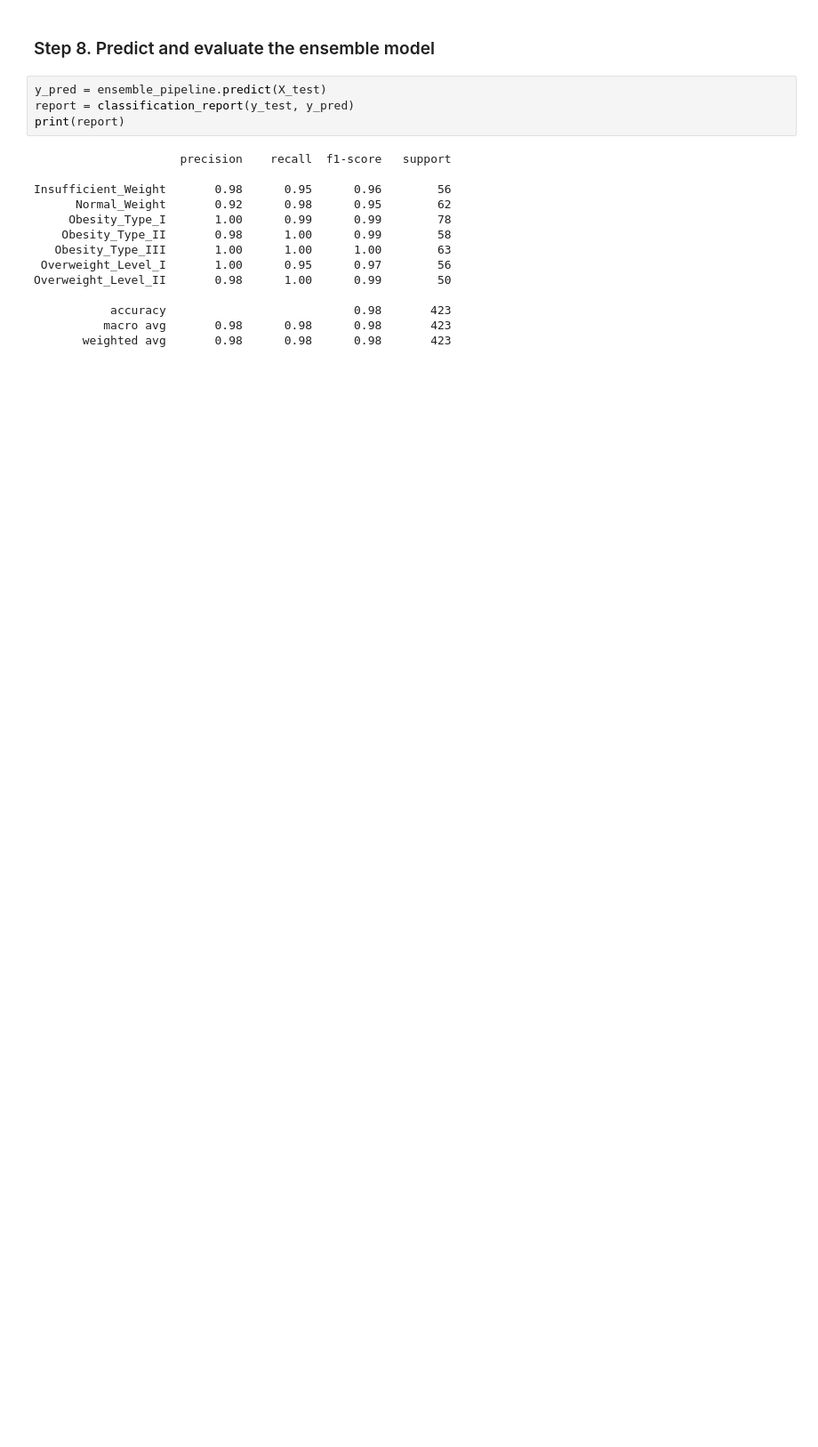
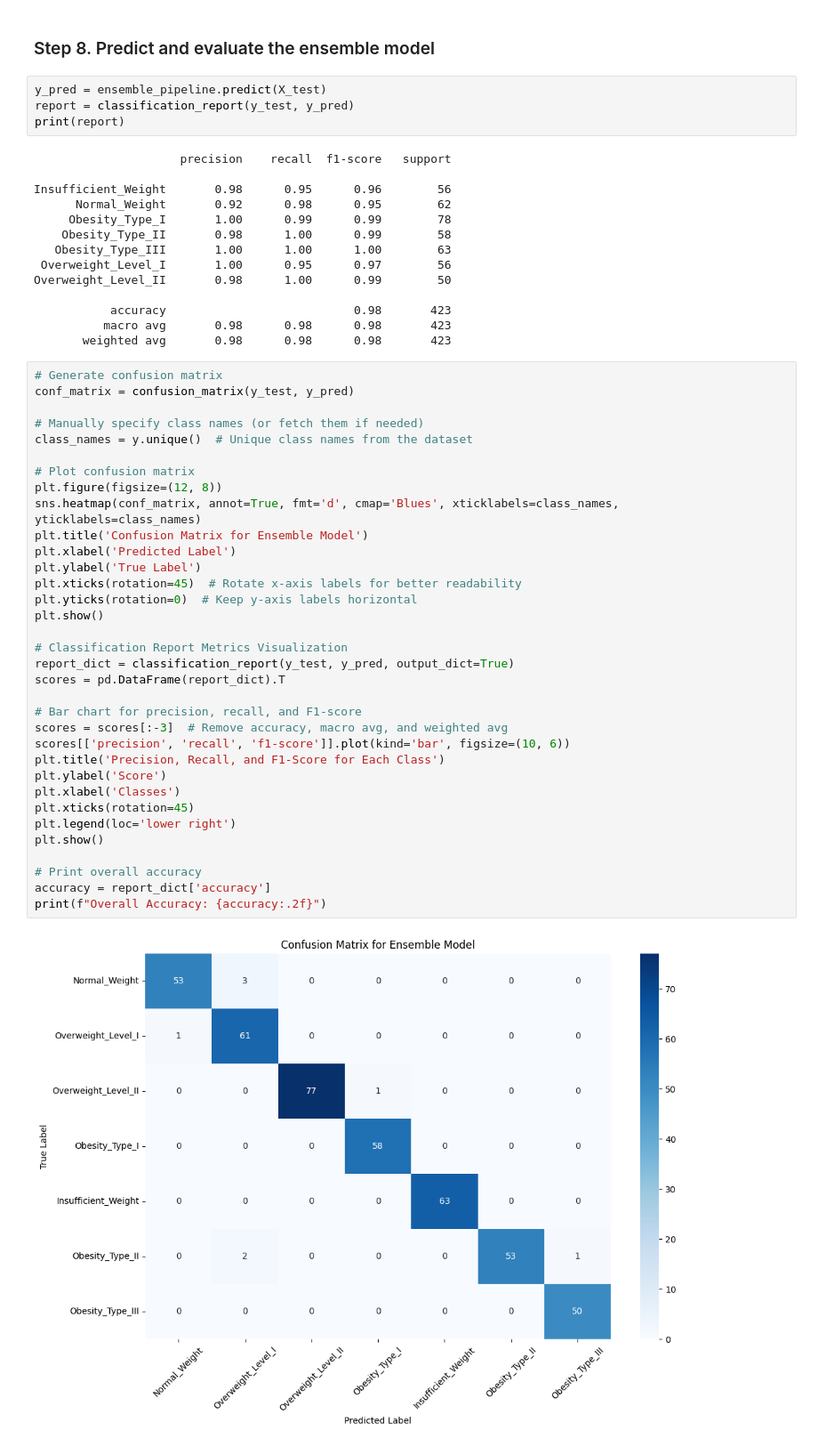
Before and after one commit to SrijitaBanerjee2002/Obesity-Insight-Predictor-ML, a Jupyter notebook: CS412Project.ipynb, the cells around one changed output. Shown at 89% size. Saved outputs shown, nothing was run; the diff lists cells and outputs as text; blank space fills up the shorter version.

```diff
--- a/CS412Project.ipynb
+++ b/CS412Project.ipynb
@@ -262,3 +368,39 @@ Overweight_Level_II       0.98      1.00      0.99        50
            accuracy                           0.98       423
           macro avg       0.98      0.98      0.98       423
        weighted avg       0.98      0.98      0.98       423
+# %%
+# Generate confusion matrix
+conf_matrix = confusion_matrix(y_test, y_pred)
+
+# Manually specify class names (or fetch them if needed)
+class_names = y.unique()  # Unique class names from the dataset
+
+# Plot confusion matrix
+plt.figure(figsize=(12, 8))
+sns.heatmap(conf_matrix, annot=True, fmt='d', cmap='Blues', xticklabels=class_names, yticklabels=class_names)
+plt.title('Confusion Matrix for Ensemble Model')
+plt.xlabel('Predicted Label')
+plt.ylabel('True Label')
+plt.xticks(rotation=45)  # Rotate x-axis labels for better readability
+plt.yticks(rotation=0)  # Keep y-axis labels horizontal
+plt.show()
+
+# Classification Report Metrics Visualization
+report_dict = classification_report(y_test, y_pred, output_dict=True)
+scores = pd.DataFrame(report_dict).T
+
+# Bar chart for precision, recall, and F1-score
+scores = scores[:-3]  # Remove accuracy, macro avg, and weighted avg
+scores[['precision', 'recall', 'f1-score']].plot(kind='bar', figsize=(10, 6))
+plt.title('Precision, Recall, and F1-Score for Each Class')
+plt.ylabel('Score')
+plt.xlabel('Classes')
+plt.xticks(rotation=45)
+plt.legend(loc='lower right')
+plt.show()
+
+# Print overall accuracy
+accuracy = report_dict['accuracy']
+print(f"Overall Accuracy: {accuracy:.2f}")
+# %% [output]
+[figure, added]
```
Also changed, not shown: parts of 9 cells of this notebook.
